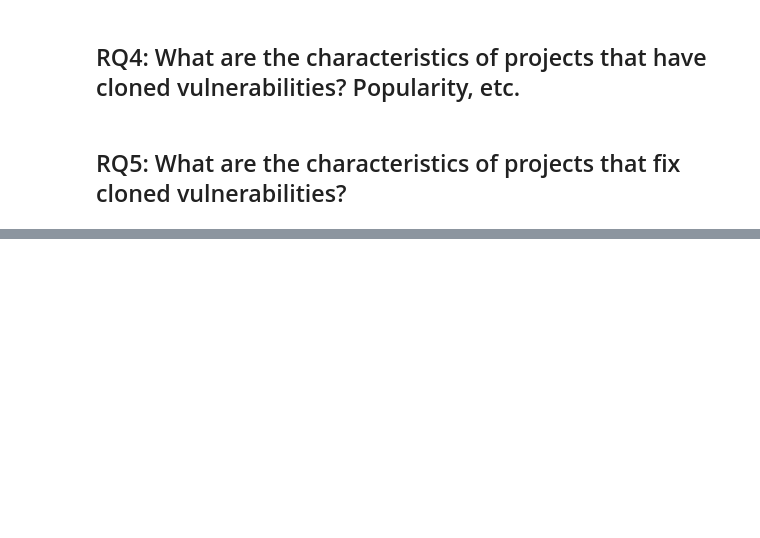
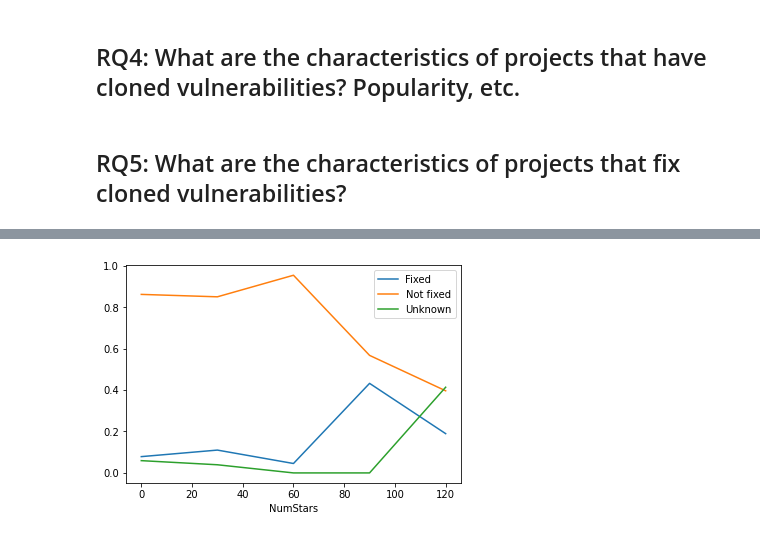
Before and after one commit to woc-hack/kjd, a Jupyter notebook: Data analysis.ipynb, the cells around one changed output, grey strips where cells are left out. Cells and saved outputs as stored; diff of their text form; code cells hidden in the pictures; blank space fills up the shorter version.

```diff
--- a/Data analysis.ipynb
+++ b/Data analysis.ipynb
@@ -271,0 +843,4 @@ __Answer__: 50% of the cloned vulnerabilities that are fixed are fixed within a
+# %%
+plotByValueIncreasing("NumStars", 30, df, 120, False)
+# %% [output]
+[figure, added]
```
Also changed, not shown: parts of 57 cells of this notebook.
